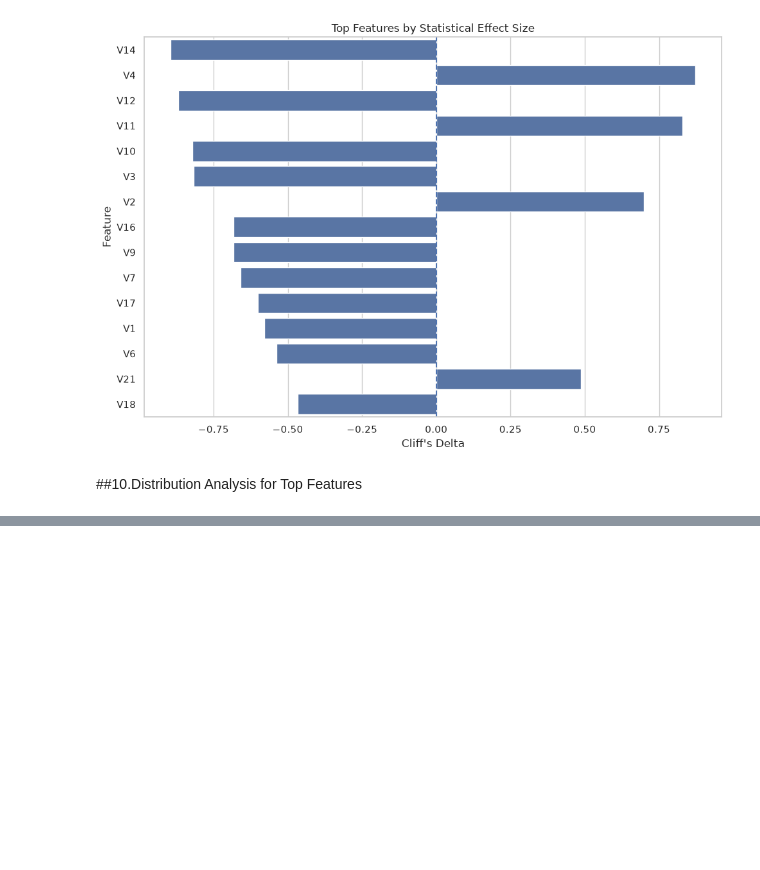
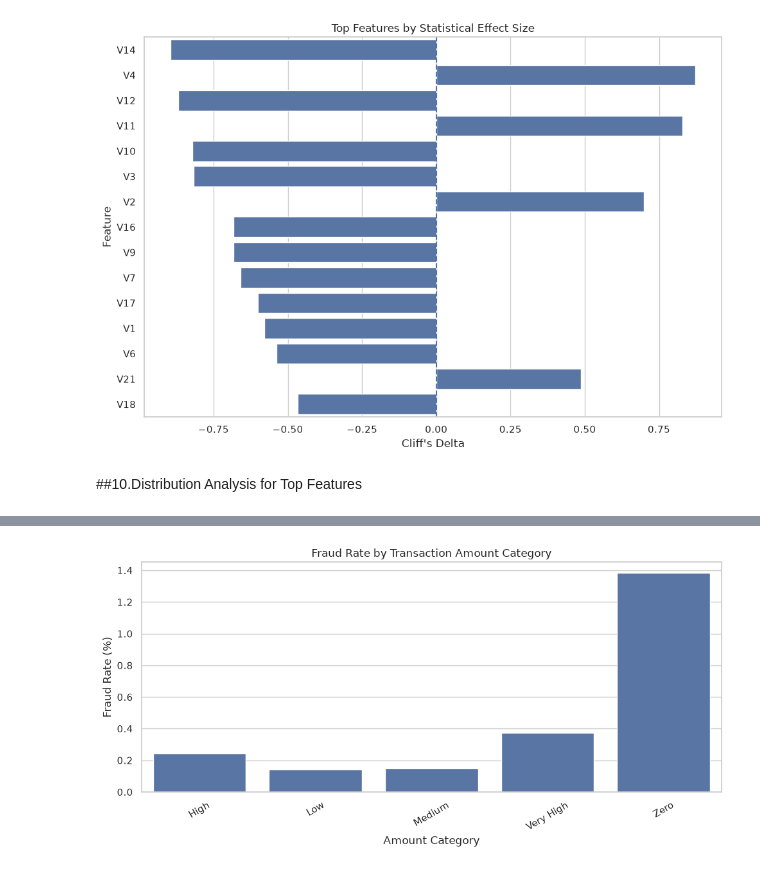
Before and after one commit to to-bits/BehaviorGuard-Customer-Behavioral-Profiling-for-Credit-Card-Fraud-Detection, a Jupyter notebook: BehaviorGuard — Customer Behavioral Profiling for Credit Card Fraud Detection/notebooks/03_statistical_analysis.ipynb, the cells around one changed output, grey strips where cells are left out. Cells and saved outputs as stored; diff of their text form; code cells hidden in the pictures; blank space fills up the shorter version.

```diff
--- a/BehaviorGuard — Customer Behavioral Profiling for Credit Card Fraud Detection/notebooks/03_statistical_analysis.ipynb
+++ b/BehaviorGuard — Customer Behavioral Profiling for Credit Card Fraud Detection/notebooks/03_statistical_analysis.ipynb
@@ -1000,0 +1223,36 @@ plt.show()
+# %%
+
+# Visualize FRAUD RATE BY AMOUNT CATEGORY
+
+if "Amount_Category" in df.columns:
+
+    plt.figure(figsize=(10, 5))
+
+    sns.barplot(
+        data=amount_category_table,
+        x="Amount_Category",
+        y="Fraud_Rate_Percent"
+    )
+
+    plt.title(
+        "Fraud Rate by Transaction Amount Category"
+    )
+
+    plt.xlabel("Amount Category")
+    plt.ylabel("Fraud Rate (%)")
+
+    plt.xticks(
+        rotation=30
+    )
+
+    plt.tight_layout()
+
+    plt.savefig(
+        f"{FIGURE_DIR}/amount_category_fraud_rate.png",
+        dpi=300,
+        bbox_inches="tight"
+    )
+
+    plt.show()
+# %% [output]
+[figure, added]
```
Also changed, not shown: parts of 8 cells of this notebook, 7 other files.
